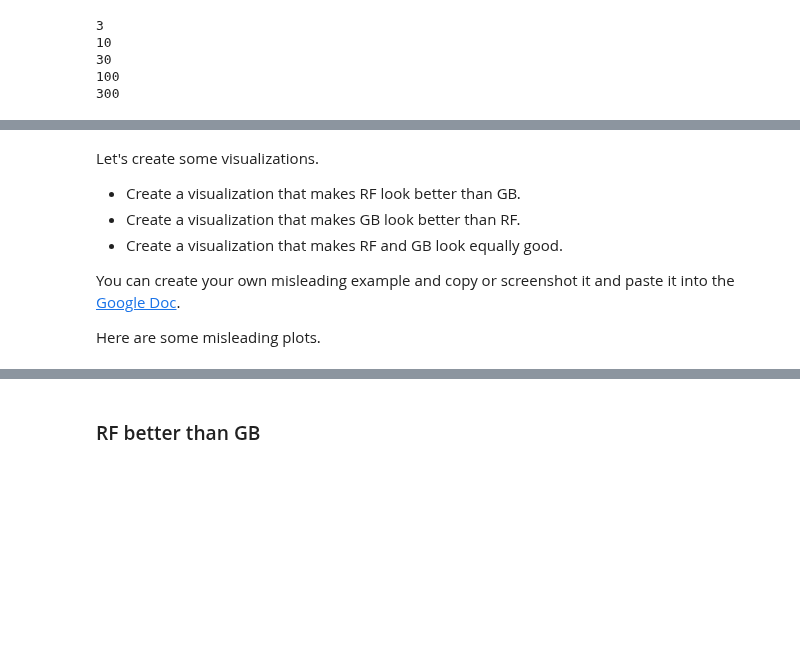
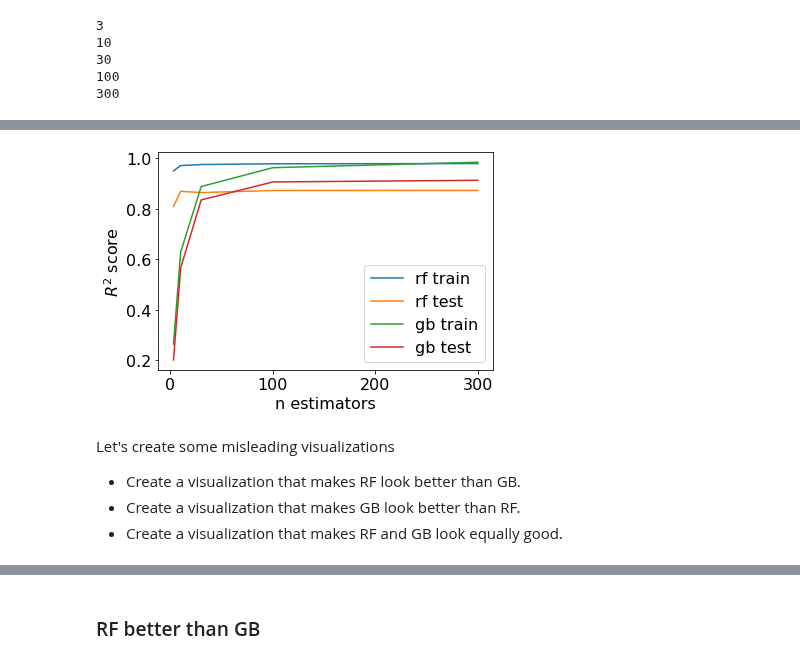
Before and after one commit to UBC-CS/cpsc330-2023s, a Jupyter notebook: lectures/21_communication.ipynb, the cells around one changed output, grey strips where cells are left out. Saved outputs shown, nothing was run; the diff lists cells and outputs as text; code cells hidden in the pictures; blank space fills up the shorter version.

```diff
--- a/lectures/21_communication.ipynb
+++ b/lectures/21_communication.ipynb
@@ -690,10 +728,17 @@ plt.tight_layout();
+# %%
+plt.plot(n_estimators_values, score_rf_train, label="rf train")
+plt.plot(n_estimators_values, score_rf_test, label="rf test")
+
+plt.plot(n_estimators_values, score_gb_train, label="gb train")
+plt.plot(n_estimators_values, score_gb_test, label="gb test")
+plt.xlabel("n estimators")
+plt.ylabel("$R^2$ score")
+plt.legend();
+# %% [output]
+[figure, added]
 # %% [markdown]
-Let's create some visualizations.
+Let's create some misleading visualizations
 
 - Create a visualization that makes RF look better than GB.
 - Create a visualization that makes GB look better than RF.
 - Create a visualization that makes RF and GB look equally good.
-
-You can create your own misleading example and copy or screenshot it and paste it into the [Google Doc](https://docs.google.com/document/d/1y4YMSAWQGRFFn8ig0pAs5TJR5h2jKnvtY97HN-rEkyE/edit#).
-
-Here are some misleading plots.
```
Also changed, not shown: parts of 42 cells of this notebook.
